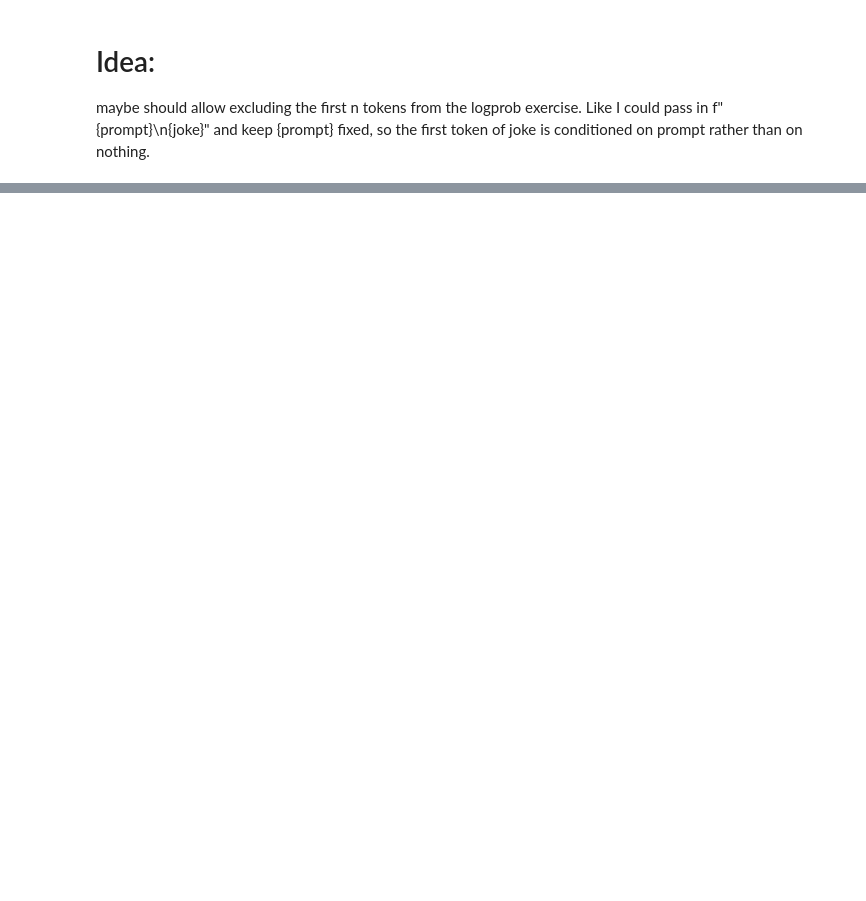
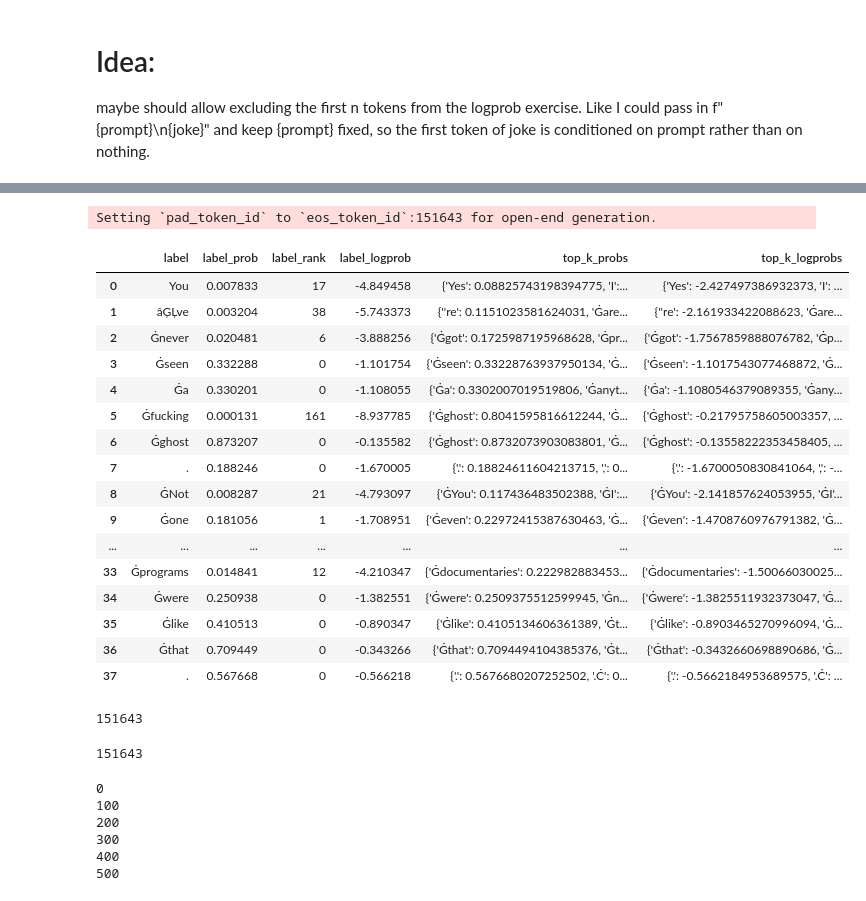
Before and after one commit to hdmamin/aeon, a Jupyter notebook: notebooks/01-joke-logprobs.ipynb, the cells around one changed output, grey strips where cells are left out. Saved outputs shown, nothing was run; the diff lists cells and outputs as text; code cells hidden in the pictures; blank space fills up the shorter version.

```diff
--- a/notebooks/01-joke-logprobs.ipynb
+++ b/notebooks/01-joke-logprobs.ipynb
@@ -25,4 +29,4 @@ from aeon.secrets import SecretManager
 # %%
 name = "Qwen/Qwen3-8B-Base"
 tokenizer = AutoTokenizer.from_pretrained(name)
-model = AutoModelForCausalLM.from_pretrained(name)
+model = AutoModelForCausalLM.from_pretrained(name).to("cuda")
@@ -33,5 +33,5 @@ assert model.device.type == 'cuda'
 # %%
-def get_logprobs(text: str, model, tokenizer, k: int = 10, i2w: Optional[dict] = None):
+def get_text_logprobs(prompt: Optional[str], text: str, model, tokenizer, k: int = 10, i2w: Optional[dict] = None):
     """For an existing text sequence (can be LLM-generated, human-written, whatever),
     get some model's logprobs for each token. Essentially shows us how surprising each
     token was.
@@ -46,6 +46,7 @@ def get_logprobs(text: str, model, tokenizer, k: int = 10, i2w: Optional[dict] =
         to iterate over the whole vocab an extra time on every batch since we want to
         run this func on any inputs.)
     """
+    model.generation_config.pad_token_id = tokenizer.pad_token_id
     vocab = tokenizer.get_vocab()
     i2w = i2w or {i: word for word, i in tokenizer.get_vocab().items()}
     tokens = tokenizer.tokenize(text)
@@ -58,8 +59,9 @@ def get_logprobs(text: str, model, tokenizer, k: int = 10, i2w: Optional[dict] =
     ]
 
     all_inputs = []
+    base_messages = [{"role": "system", "content": prompt}] if prompt else []
     for seq in sequences:
-        messages = [{"role": "user", "content": seq}]
+        messages = base_messages + [{"role": "user", "content": seq}]
         inputs = tokenizer.apply_chat_template(
         	messages,
             continue_final_message=True,
@@ -71,8 +73,8 @@ def get_logprobs(text: str, model, tokenizer, k: int = 10, i2w: Optional[dict] =
         inputs["input_ids"] = inputs["input_ids"].squeeze()
         inputs["attention_mask"] = inputs["attention_mask"].squeeze()
         all_inputs.append(inputs)
-    padded_inputs = tokenizer.pad(all_inputs, padding=True, padding_side="left",
-                                  max_length=len(tokens)).to(model.device)
+
+    padded_inputs = tokenizer.pad(all_inputs, padding=True, padding_side="left").to(model.device)
 
     outputs = model.generate(**padded_inputs, max_new_tokens=1,
                              return_dict_in_generate=True, output_scores=True)
@@ -102,7 +104,7 @@ def get_logprobs(text: str, model, tokenizer, k: int = 10, i2w: Optional[dict] =
             "label_rank": rank.item(),
             "label_logprob": label_logprob.item(),
             "top_k_probs": {
-                i2w[i.item()]: prob.item() for i, prob in zip(idx, logprobs)
+                i2w[i.item()]: prob.item() for i, prob in zip(idx, probs)
             },
             "top_k_logprobs": {
                 i2w[i.item()]: logprob.item() for i, logprob in zip(idx, logprobs)
@@ -156,0 +155,26 @@ maybe should allow excluding the first n tokens from the logprob exercise. Like
+# %%
+row = df.sample(1)
+# %%
+res = get_text_logprobs(row.prompt.values[0], row.joke.values[0], model, tokenizer, i2w=i2w)
+# %% [output]
+Setting `pad_token_id` to `eos_token_id`:151643 for open-end generation.
+# %%
+pd.DataFrame(res)
+# %% [output]
+|  | label | label_prob | label_rank | label_logprob | top_k_probs | top_k_logprobs |
+| 0 | You | 0.007833 | 17 | -4.849458 | {'Yes': 0.08825743198394775, 'I':... | {'Yes': -2.427497386932373, 'I': ... |
+| 1 | âĢĻve | 0.003204 | 38 | -5.743373 | {''re': 0.1151023581624031, 'Ġare... | {''re': -2.161933422088623, 'Ġare... |
+| 2 | Ġnever | 0.020481 | 6 | -3.888256 | {'Ġgot': 0.1725987195968628, 'Ġpr... | {'Ġgot': -1.7567859888076782, 'Ġp... |
+| 3 | Ġseen | 0.332288 | 0 | -1.101754 | {'Ġseen': 0.33228763937950134, 'Ġ... | {'Ġseen': -1.1017543077468872, 'Ġ... |
+| 4 | Ġa | 0.330201 | 0 | -1.108055 | {'Ġa': 0.3302007019519806, 'Ġanyt... | {'Ġa': -1.1080546379089355, 'Ġany... |
+| 5 | Ġfucking | 0.000131 | 161 | -8.937785 | {'Ġghost': 0.8041595816612244, 'Ġ... | {'Ġghost': -0.21795758605003357, ... |
+| 6 | Ġghost | 0.873207 | 0 | -0.135582 | {'Ġghost': 0.8732073903083801, 'Ġ... | {'Ġghost': -0.13558222353458405, ... |
+| 7 | . | 0.188246 | 0 | -1.670005 | {'.': 0.18824611604213715, ',': 0... | {'.': -1.6700050830841064, ',': -... |
+| 8 | ĠNot | 0.008287 | 21 | -4.793097 | {'ĠYou': 0.117436483502388, 'ĠI':... | {'ĠYou': -2.141857624053955, 'ĠI'... |
+| 9 | Ġone | 0.181056 | 1 | -1.708951 | {'Ġeven': 0.22972415387630463, 'Ġ... | {'Ġeven': -1.4708760976791382, 'Ġ... |
+| ... | ... | ... | ... | ... | ... | ... |
+| 33 | Ġprograms | 0.014841 | 12 | -4.210347 | {'Ġdocumentaries': 0.222982883453... | {'Ġdocumentaries': -1.50066030025... |
+| 34 | Ġwere | 0.250938 | 0 | -1.382551 | {'Ġwere': 0.2509375512599945, 'Ġn... | {'Ġwere': -1.3825511932373047, 'Ġ... |
+| 35 | Ġlike | 0.410513 | 0 | -0.890347 | {'Ġlike': 0.4105134606361389, 'Ġt... | {'Ġlike': -0.8903465270996094, 'Ġ... |
+| 36 | Ġthat | 0.709449 | 0 | -0.343266 | {'Ġthat': 0.7094494104385376, 'Ġt... | {'Ġthat': -0.3432660698890686, 'Ġ... |
+| 37 | . | 0.567668 | 0 | -0.566218 | {'.': 0.5676680207252502, '.Ċ': 0... | {'.': -0.5662184953689575, '.Ċ': ... |
@@ -156,0 +185,31 @@ maybe should allow excluding the first n tokens from the logprob exercise. Like
+# %%
+tokenizer.pad_token_id
+# %% [output]
+151643
+# %%
+tokenizer.eos_token_id
+# %% [output]
+151643
+# %%
+all_res = []
+for i, row in tqdm(df.iterrows()):
+    try:
+        res = get_text_logprobs(row.prompt, row.joke, model, tokenizer, i2w=i2w)
+        df_res = pd.DataFrame(res)
+        df_res.to_parquet(out_dir/f"{i}.pq")
+    except Exception as e:
+        print(f'[row {i}] error: {e}')
+    else:
+        all_res.append(df_res)
+
+    # Progress bar rendering is flaky, add a backup way to monitor progress.
+    # In practice `watch`ing the data/tmp dir is probably better though.
+    if not i % 100:
+        print(i)
+# %% [output]
+0
+100
+200
+300
+400
+500
```
Also changed, not shown: parts of 9 cells of this notebook, 1 other file.
